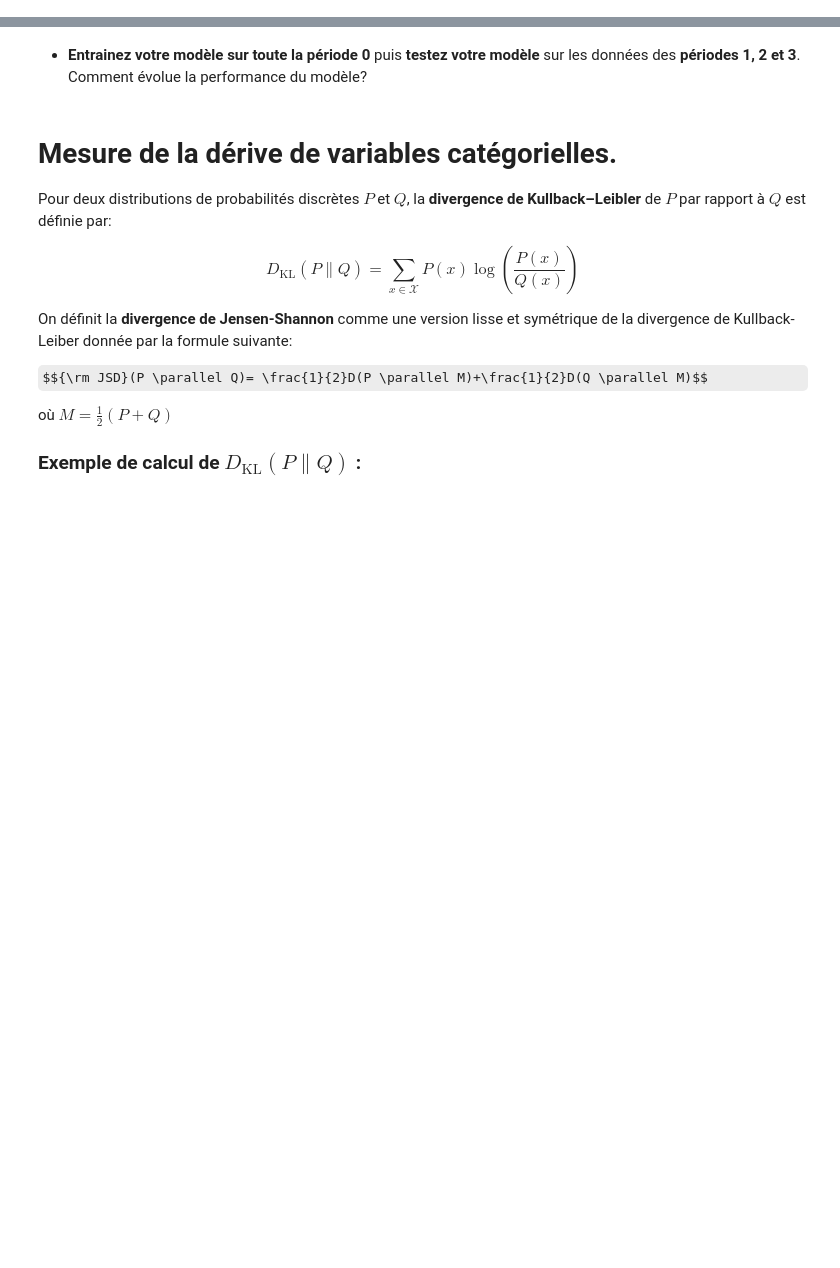
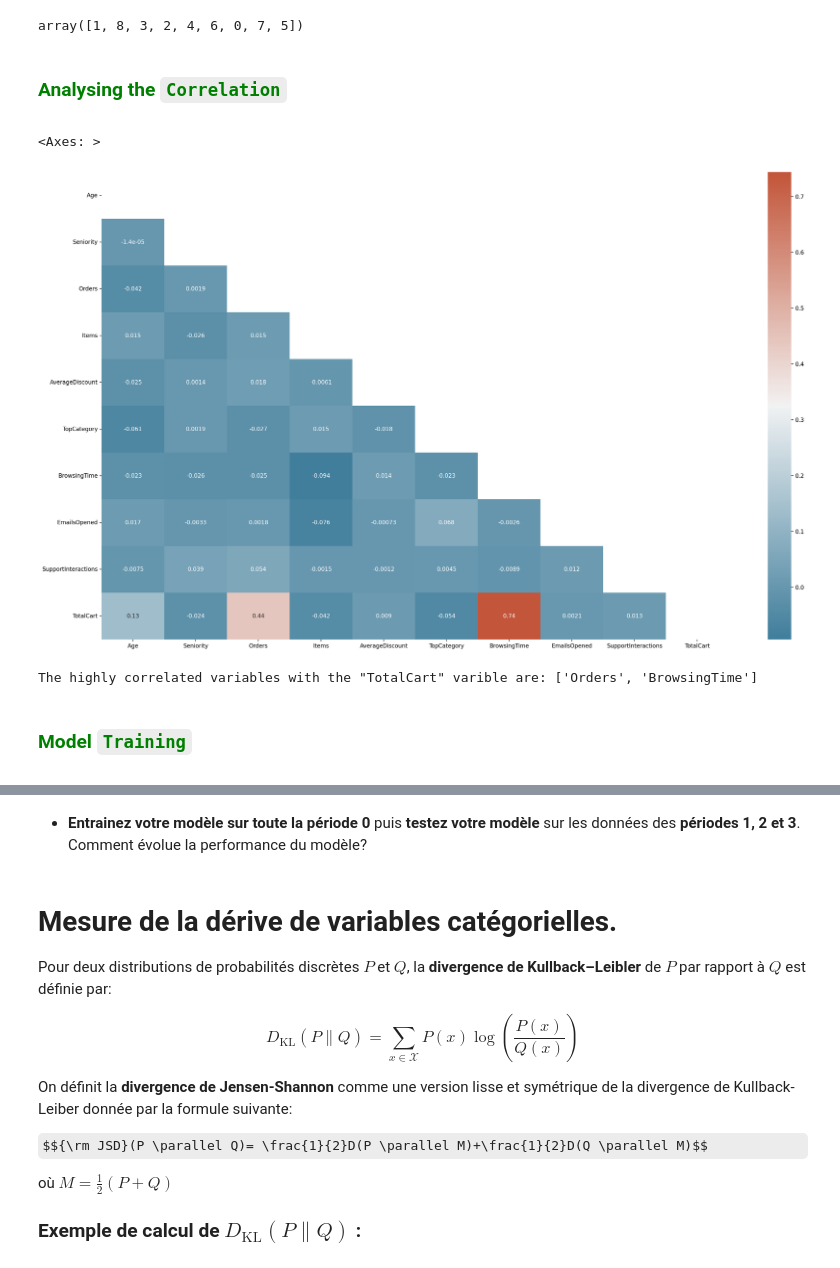
Before and after one commit to labrijisaad/Technical-Test-AXA-Direct-Assurance, a Jupyter notebook: notebooks/TestTechniqueDerive_Sujet.ipynb, the cells around one changed output, grey strips where cells are left out. Cells and saved outputs as stored; diff of their text form; code cells hidden in the pictures; some formulas as TeX source; blank space fills up the shorter version.

```diff
--- a/notebooks/TestTechniqueDerive_Sujet.ipynb
+++ b/notebooks/TestTechniqueDerive_Sujet.ipynb
@@ -48,0 +97,5 @@ Ensuite, vous devrez **implémenter des métriques de dérive** qui vous seront
+# %%
+# Listing the different datasets on our data directory
+files = sorted(os.listdir(DATA_PATH))
+for file in files:
+    print(file)
@@ -48,0 +107,7 @@ Ensuite, vous devrez **implémenter des métriques de dérive** qui vous seront
+# %%
+# Reading the datasets
+periods = [] # Here we will store the datsets
+for file in files:
+    file_path = os.path.join(DATA_PATH, file)
+    period = pd.read_csv(file_path)
+    periods.append(period)
@@ -48,0 +116,3 @@ Ensuite, vous devrez **implémenter des métriques de dérive** qui vous seront
+# %%
+quarter_0 = periods[0]
+quarter_0.head(2)
@@ -48,0 +168,6 @@ Ensuite, vous devrez **implémenter des métriques de dérive** qui vous seront
+# %%
+# Coverting the labels into a numeric form using Label Encoder
+le = LabelEncoder()
+for col in quarter_0.columns:
+    if quarter_0[col].dtype=='object':
+        quarter_0[col]=le.fit_transform(quarter_0[col])
@@ -48,0 +194,32 @@ Ensuite, vous devrez **implémenter des métriques de dérive** qui vous seront
+# %%
+quarter_0['TopCategory'].unique()
+# %% [output]
+array([1, 8, 3, 2, 4, 6, 0, 7, 5])
+# %% [markdown]
+### <p style="text-align:left"><span style="color:green">Analysing the `Correlation`</span></p>
+# %%
+plt.figure(figsize=(25, 15))
+corr = quarter_0.corr(method='pearson')
+mask = np.triu(np.ones_like(corr, dtype=bool))
+cmap = sns.diverging_palette(230, 20, as_cmap=True)
+sns.heatmap(corr, annot=True, mask=mask, cmap=cmap)
+# %% [output]
+<Axes: >
+[figure, added]
+# %%
+# Defining the target variable
+target = 'TotalCart'
+
+# Defining the Correlation Threshold
+correlation_threshold = 0.44
+
+# Selecting the Highly Correlated Features
+highly_correlated_features = corr[corr[target] >= correlation_threshold].index.to_list()
+highly_correlated_features.remove(target)
+
+# Diplaying the selected Features
+print(f'The highly correlated variables with the "{target}" varible are: {highly_correlated_features}')
+# %% [output]
+The highly correlated variables with the "TotalCart" varible are: ['Orders', 'BrowsingTime']
+# %% [markdown]
+### <p style="text-align:left"><span style="color:green">Model `Training`</span></p>
```
Also changed, not shown: parts of 19 cells of this notebook, 3 other files.
